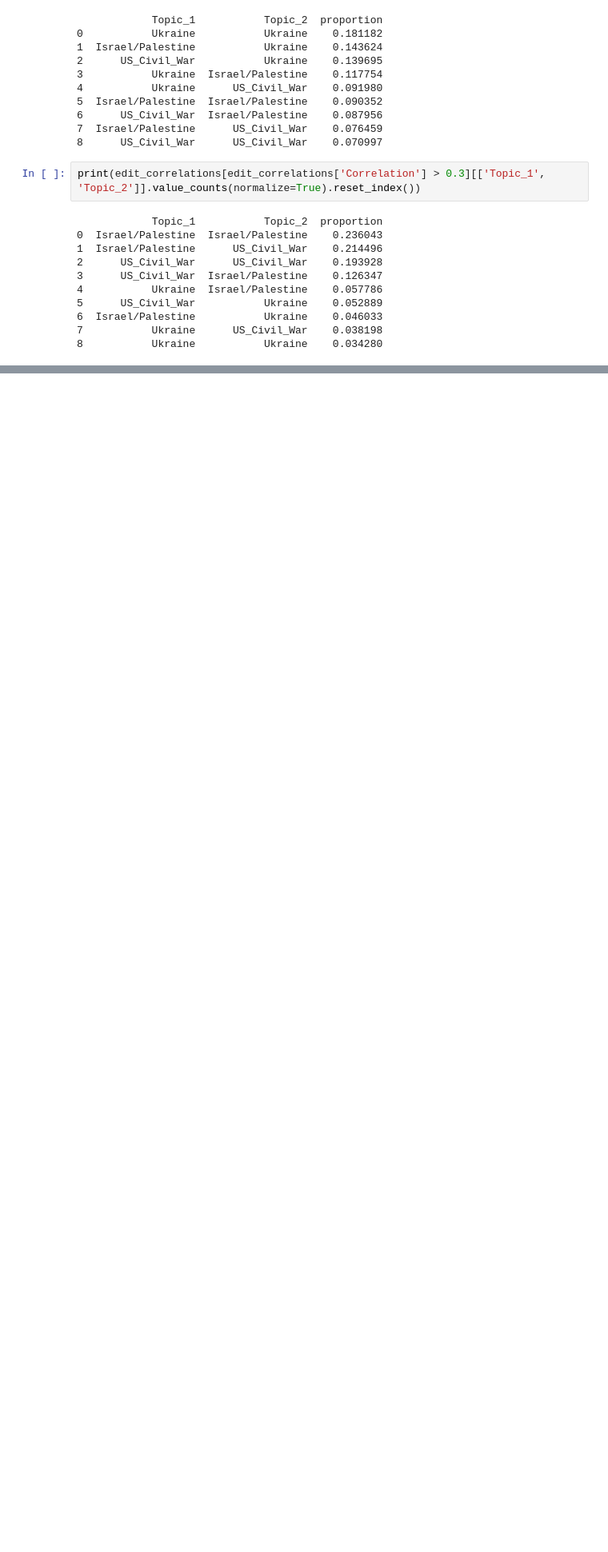
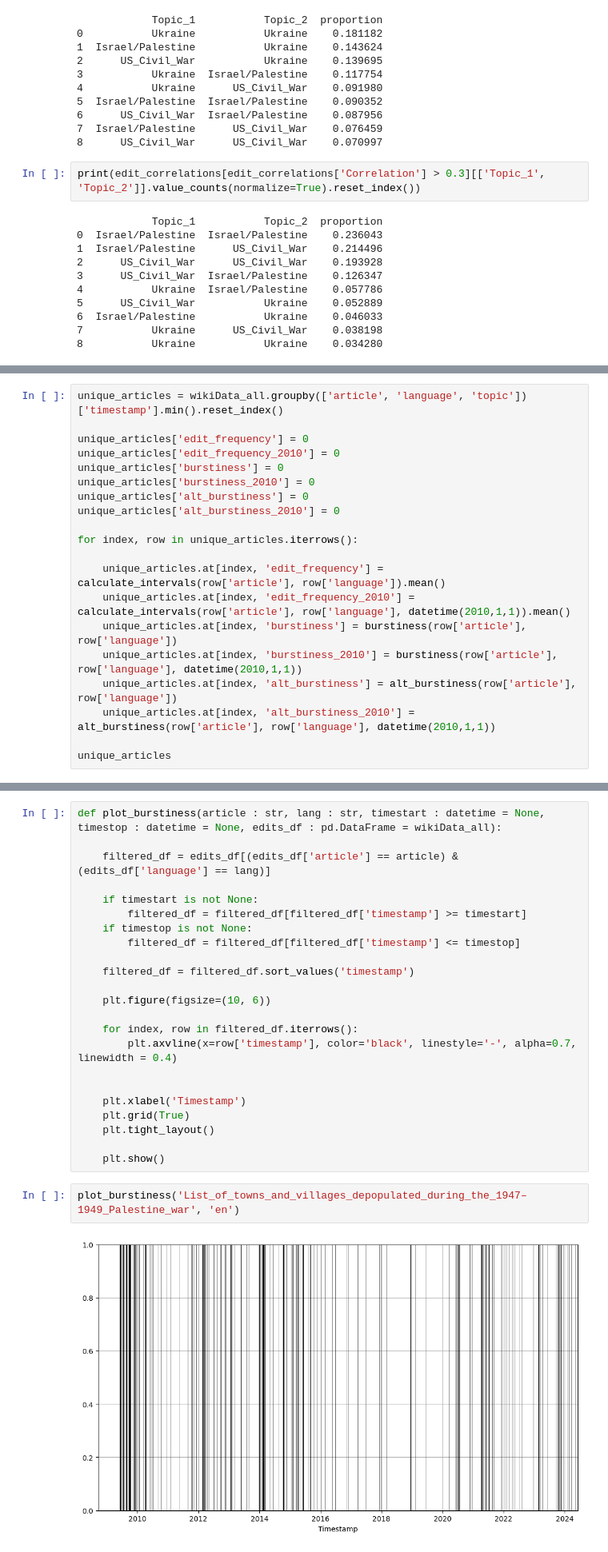
Before and after one commit to Rrisko/WikiEdits, a Jupyter notebook: code/correlation_analysis.ipynb, the cells around one changed output, grey strips where cells are left out. Shown at 80% size. Cells and saved outputs as stored; diff of their text form; blank space fills up the shorter version.

Commit message:
Started analysing burstiness

```diff
--- a/code/correlation_analysis.ipynb
+++ b/code/correlation_analysis.ipynb
@@ -544,0 +585,20 @@ print(edit_correlations[edit_correlations['Correlation'] > 0.3][['Topic_1', 'Top
+# %%
+unique_articles = wikiData_all.groupby(['article', 'language', 'topic'])['timestamp'].min().reset_index()
+
+unique_articles['edit_frequency'] = 0
+unique_articles['edit_frequency_2010'] = 0
+unique_articles['burstiness'] = 0
+unique_articles['burstiness_2010'] = 0
+unique_articles['alt_burstiness'] = 0
+unique_articles['alt_burstiness_2010'] = 0
+
+for index, row in unique_articles.iterrows():
+
+    unique_articles.at[index, 'edit_frequency'] = calculate_intervals(row['article'], row['language']).mean()
+    unique_articles.at[index, 'edit_frequency_2010'] = calculate_intervals(row['article'], row['language'], datetime(2010,1,1)).mean()
+    unique_articles.at[index, 'burstiness'] = burstiness(row['article'], row['language'])
+    unique_articles.at[index, 'burstiness_2010'] = burstiness(row['article'], row['language'], datetime(2010,1,1))
+    unique_articles.at[index, 'alt_burstiness'] = alt_burstiness(row['article'], row['language'])
+    unique_articles.at[index, 'alt_burstiness_2010'] = alt_burstiness(row['article'], row['language'], datetime(2010,1,1))
+
+unique_articles
@@ -544,0 +621,27 @@ print(edit_correlations[edit_correlations['Correlation'] > 0.3][['Topic_1', 'Top
+# %%
+def plot_burstiness(article : str, lang : str, timestart : datetime = None, timestop : datetime = None, edits_df : pd.DataFrame = wikiData_all):
+
+    filtered_df = edits_df[(edits_df['article'] == article) & (edits_df['language'] == lang)]
+
+    if timestart is not None:
+        filtered_df = filtered_df[filtered_df['timestamp'] >= timestart]
+    if timestop is not None:
+        filtered_df = filtered_df[filtered_df['timestamp'] <= timestop]
+
+    filtered_df = filtered_df.sort_values('timestamp')
+
+    plt.figure(figsize=(10, 6))
+
+    for index, row in filtered_df.iterrows():
+        plt.axvline(x=row['timestamp'], color='black', linestyle='-', alpha=0.7, linewidth = 0.4)
+
+
+    plt.xlabel('Timestamp')
+    plt.grid(True)
+    plt.tight_layout()
+
+    plt.show()
+# %%
+plot_burstiness('List_of_towns_and_villages_depopulated_during_the_1947–1949_Palestine_war', 'en')
+# %% [output]
+[figure, added]
```
Also changed, not shown: parts of 8 cells of this notebook.
